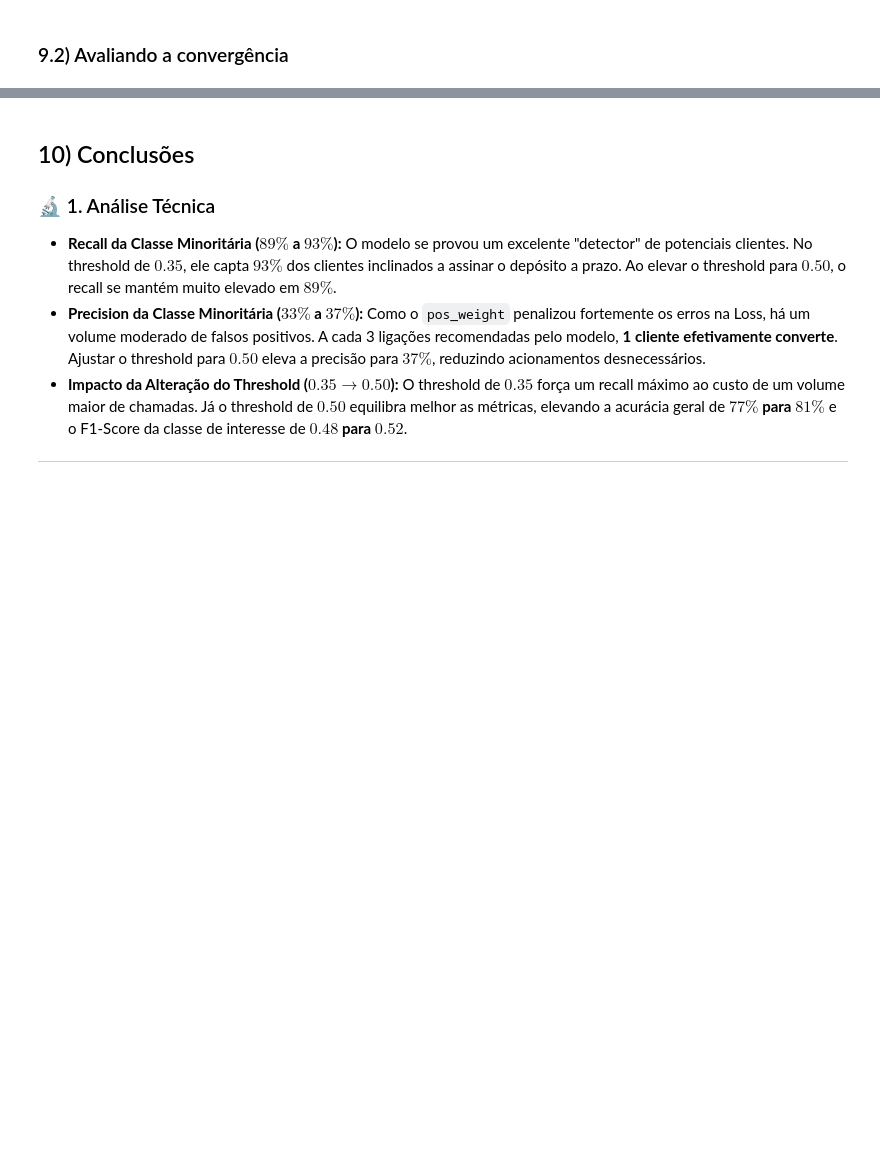
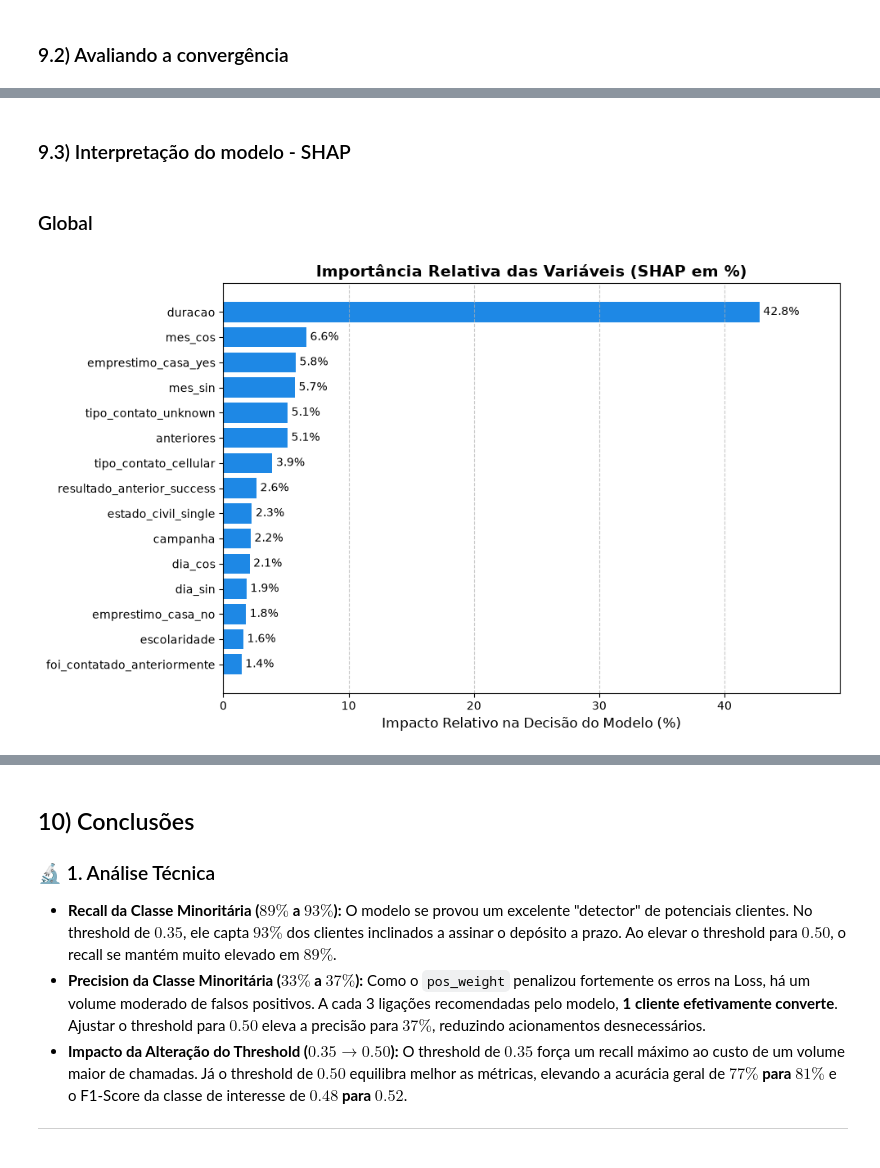
Before and after one commit to gomesalan/Notebooks_Deep_Learning, a Jupyter notebook: Classificação/1_projeto_marketing_depositos.ipynb, the cells around one changed output, grey strips where cells are left out. Drawn from its saved outputs; the diff is of its cells as text; code cells hidden in the pictures; blank space fills up the shorter version.

```diff
--- a/Classificação/1_projeto_marketing_depositos.ipynb
+++ b/Classificação/1_projeto_marketing_depositos.ipynb
@@ -521,0 +522,2 @@ plt.show()
+# %% [markdown]
+### 9.3) Interpretação do modelo - SHAP
@@ -521,0 +575,47 @@ plt.show()
+# %% [markdown]
+### Global
+# %%
+import numpy as np
+import pandas as pd
+import matplotlib.pyplot as plt
+
+# 1. Calcular o impacto médio absoluto de cada variável
+mean_abs_shap = np.abs(shap_explanation.values).mean(axis=0)
+
+# 2. Calcular a porcentagem relativa ao impacto total (Soma = 100%)
+shap_importance_pct = (mean_abs_shap / mean_abs_shap.sum()) * 100
+
+# 3. Criar um DataFrame para ordenar e formatar os dados
+df_shap = pd.DataFrame({
+    'feature': feature_names,
+    'importance_pct': shap_importance_pct
+}).sort_values(by='importance_pct', ascending=True)
+
+# Selecionar as Top N variáveis para o gráfico não ficar poluído (ex: Top 15)
+df_top = df_shap.tail(15)
+
+# 4. Plotar o gráfico com Matplotlib
+plt.figure(figsize=(10, 6))
+bars = plt.barh(df_top['feature'], df_top['importance_pct'], color='#1E88E5')
+
+# Adicionar o rótulo de porcentagem ao lado de cada barra
+for bar in bars:
+    width = bar.get_width()
+    plt.text(
+        width + 0.3,
+        bar.get_y() + bar.get_height()/2,
+        f'{width:.1f}%',
+        va='center',
+        fontsize=10,
+        color='black'
+    )
+
+plt.title('Importância Relativa das Variáveis (SHAP em %)', fontsize=14, fontweight='bold')
+plt.xlabel('Impacto Relativo na Decisão do Modelo (%)', fontsize=12)
+plt.xlim(0, df_top['importance_pct'].max() * 1.15)
+plt.grid(axis='x', linestyle='--', alpha=0.7)
+plt.tight_layout()
+
+plt.show()
+# %% [output]
+[figure, added]
```
Also changed, not shown: parts of 9 cells of this notebook, 1 other file.
